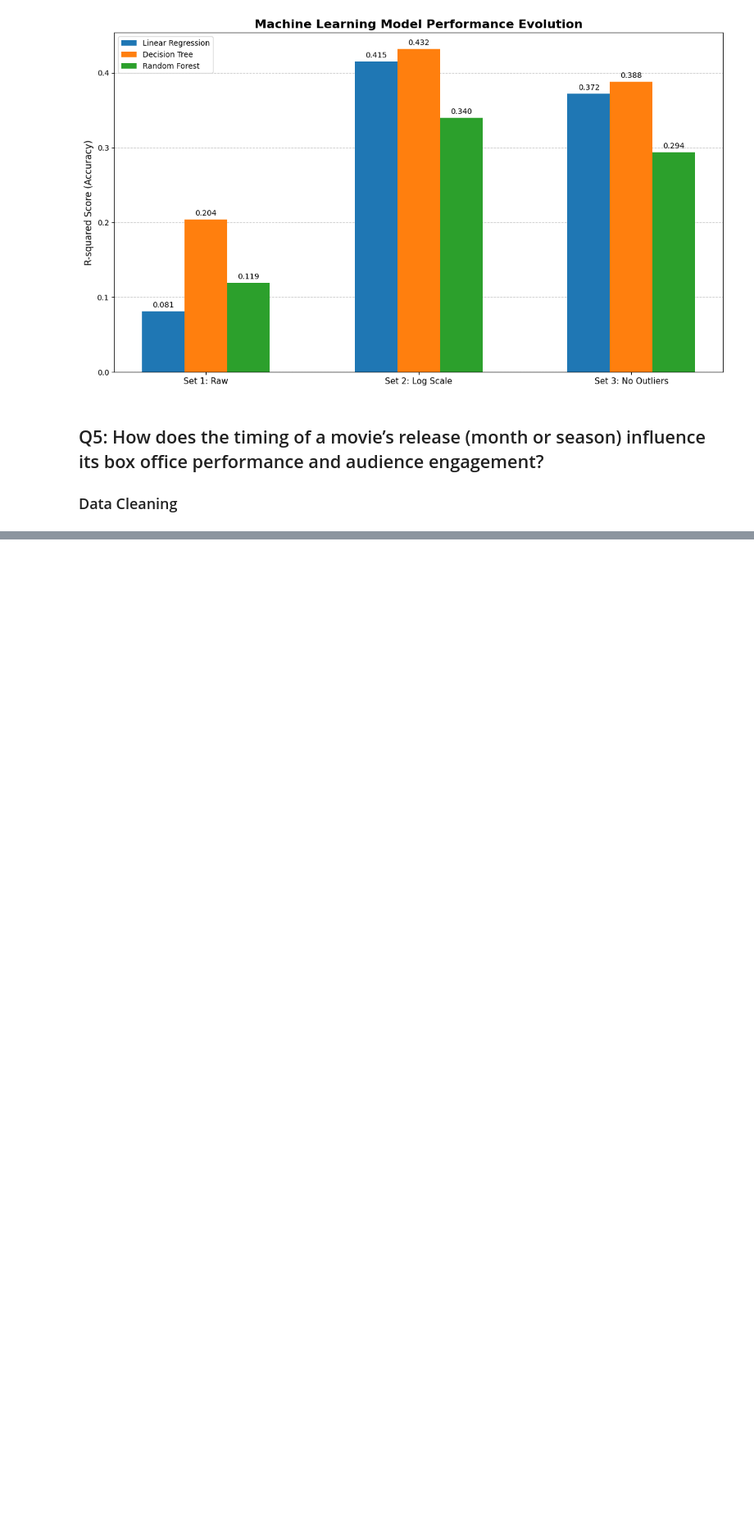
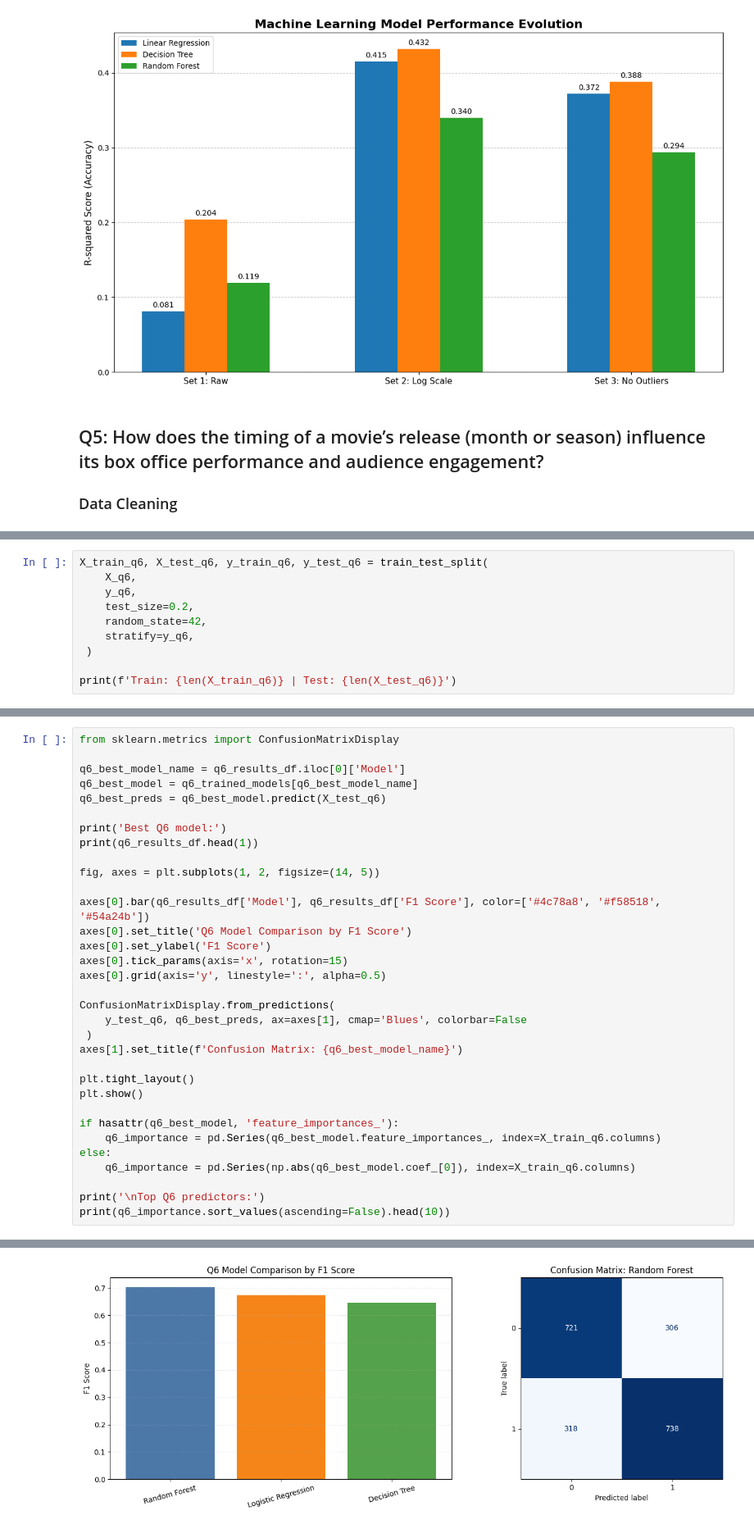
Before and after one commit to CU-S26-MSDSSB-DSCI-01-DataScienceLab/DataScienceLab_Movies_1, a Jupyter notebook: WORK STATION FOR MACHINE LEARNING.ipynb, the cells around one changed output, grey strips where cells are left out. Shown at 82% size. Saved outputs shown, nothing was run; the diff lists cells and outputs as text; blank space fills up the shorter version.

```diff
--- a/WORK STATION FOR MACHINE LEARNING.ipynb
+++ b/WORK STATION FOR MACHINE LEARNING.ipynb
@@ -1095,0 +1458,10 @@ WRITE A SHORT DESCRIPTION OF HOW YOU WILL COMPARE THE OUTPUTS OF YOUR MACHINE LE
+# %%
+X_train_q6, X_test_q6, y_train_q6, y_test_q6 = train_test_split(
+    X_q6,
+    y_q6,
+    test_size=0.2,
+    random_state=42,
+    stratify=y_q6,
+ )
+
+print(f'Train: {len(X_train_q6)} | Test: {len(X_test_q6)}')
@@ -1095,0 +1526,34 @@ WRITE A SHORT DESCRIPTION OF HOW YOU WILL COMPARE THE OUTPUTS OF YOUR MACHINE LE
+# %%
+from sklearn.metrics import ConfusionMatrixDisplay
+
+q6_best_model_name = q6_results_df.iloc[0]['Model']
+q6_best_model = q6_trained_models[q6_best_model_name]
+q6_best_preds = q6_best_model.predict(X_test_q6)
+
+print('Best Q6 model:')
+print(q6_results_df.head(1))
+
+fig, axes = plt.subplots(1, 2, figsize=(14, 5))
+
+axes[0].bar(q6_results_df['Model'], q6_results_df['F1 Score'], color=['#4c78a8', '#f58518', '#54a24b'])
+axes[0].set_title('Q6 Model Comparison by F1 Score')
+axes[0].set_ylabel('F1 Score')
+axes[0].tick_params(axis='x', rotation=15)
+axes[0].grid(axis='y', linestyle=':', alpha=0.5)
+
+ConfusionMatrixDisplay.from_predictions(
+    y_test_q6, q6_best_preds, ax=axes[1], cmap='Blues', colorbar=False
+ )
+axes[1].set_title(f'Confusion Matrix: {q6_best_model_name}')
+
+plt.tight_layout()
+plt.show()
+
+if hasattr(q6_best_model, 'feature_importances_'):
+    q6_importance = pd.Series(q6_best_model.feature_importances_, index=X_train_q6.columns)
+else:
+    q6_importance = pd.Series(np.abs(q6_best_model.coef_[0]), index=X_train_q6.columns)
+
+print('\nTop Q6 predictors:')
+print(q6_importance.sort_values(ascending=False).head(10))
+# %% [output]
@@ -1095,0 +1563 @@ WRITE A SHORT DESCRIPTION OF HOW YOU WILL COMPARE THE OUTPUTS OF YOUR MACHINE LE
+[figure, added]
```
Also changed, not shown: parts of 64 cells of this notebook, 12 other files.
